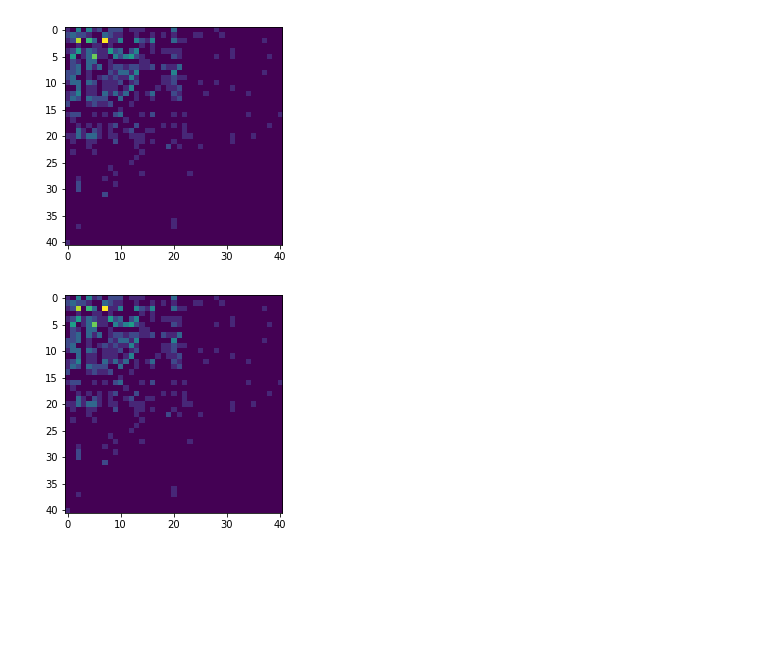
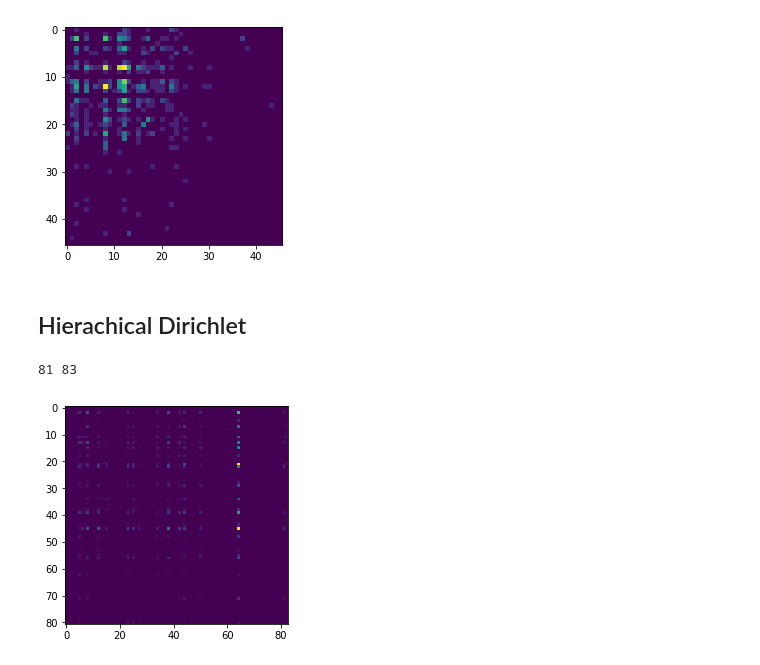
Before and after one commit to drproduck/dnm, a Jupyter notebook: mdnd.ipynb, the cells around one changed output. Cells and saved outputs as stored; diff of their text form; code cells hidden in the pictures; blank space fills up the shorter version.

```diff
--- a/mdnd.ipynb
+++ b/mdnd.ipynb
@@ -15,11 +17,12 @@ class RandomVar:
 # %%
 def crp(ap=10,num=100):
     """chinese restaurant process (equivalent representation of Dirichlet)
-        param: ap: alpha, its maginitude rises inversely with #tables"""
+        param: ap: alpha, its maginitude rises inversely with rich gets richer"""
 
 #     num = 100
 #     ap = 10
     # first customer goes to first table
+    tables = [[0]]
     size = [1]
 
     for n in range(1,num):
@@ -44,13 +47,12 @@ def crp(ap=10,num=100):
             tables[table].append(n)
             size[table] += 1
 
-    #support and prob
-    return np.arange(num,dtype=int), [s/num for s in size]
-p,tables = crp(ap=50)
+    # return support and prob
+    return np.arange(len(size)), [s/num for s in size], tables
+_,p,tables = crp(ap=50)
 plt.figure()
 plt.bar(range(len(p)), p,width=1)
 plt.show()
 print(tables)
-# print(p)
-# print(len(p))
+print(p)
 # %% [output]
@@ -166,7 +169,8 @@ plt.show()
 # %%
 def DirichletNet(ap,N):
     """Dirchlet Network Distribution, N is size of adj matrix"""
-    p,_ = crp(ap=ap,num=1000)
+    _,p,_ = crp(ap=ap,num=1000)
+    # (truncated) support size
     sz = len(p)
     sr = choice(sz,size=(N,2),replace=True,p=p)
     adj = np.zeros((sz,sz), dtype=int)
@@ -179,7 +183,9 @@ plt.figure()
 plt.imshow(adj)
 plt.show()
 # %% [output]
-[figure, old version]
+[figure, new version]
+# %% [markdown]
+## Hierachical Dirichlet
 # %%
 def DPCat(p, ap=10, num=1000):
     """Dirichlet process with base Categorical distribution p"""
@@ -207,41 +213,49 @@ def DPCat(p, ap=10, num=1000):
         assert(abs(sum(cat) - 1) < 0.0001)
 
         # draw from past values or draw new value from P?
         table = choice(len(cat), p=cat)
 
         # new value from G
         if table == len(cat) - 1:
             nval = choice(sz,p=p)
             if nval in size:
                 size[nval] += 1
             else:
                 size[nval] = 1
 
         # past values
         else:
             size[key[table]] += 1
 
     # convert dict to support and prob
     return np.array(list(size.keys())), np.array([s/num for s in size.values()])
 
 def AsDirichletNet(gamma, tau, N=500):
-    """Asymmetric Dirichlet Network Distribution"""
-    P,_ = crp(ap=gamma, num=1000)
-    As, Ap = DPCat(P, tau, num=1000)
+    """Asymmetric Dirichlet Network Distribution having a hierachical process"""
+    _,P,_ = crp(ap=gamma, num=200)
+
+    As, Ap = DPCat(P, tau, num=100)
     s = As[choice(len(As), size=N, p=Ap)]
-    Bs, Bp = DPCat(P, tau, num=1000)
+
+    Bs, Bp = DPCat(P, tau, num=100)
     r = Bs[choice(len(Bs), size=N, p=Bp)]
 
-    adj = np.zeros((N,N), dtype=int)
+    #max of support
+    sz0 = max(As)
+    sz1 = max(Bs)
+    print(max(As), max(Bs))
+
+    adj = np.zeros((sz0,sz1), dtype=int)
     for ss,rr in zip(s,r):
-        adj[ss, rr] +=1
+        adj[ss-1, rr-1] +=1
 
     return adj
-AsDirichletNet(50,10,500)
+adj = AsDirichletNet(50,10,1000)
 plt.imshow(adj)
 plt.show()
 # %% [output]
+81 83
-[figure, old version]
+[figure, new version]
 # %%
 # mu ~ Normal(mu_0, simga_0)
 # x ~ Normal(mu, sigma)
```
Also changed, not shown: parts of 7 cells of this notebook.
